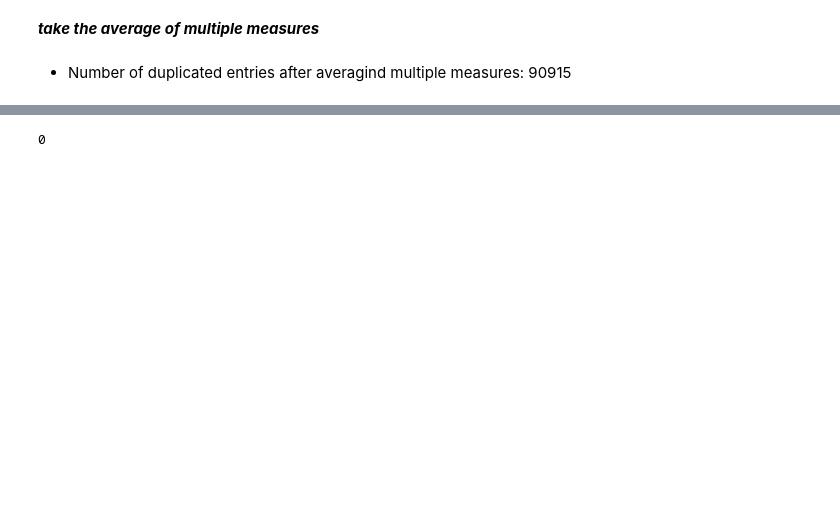
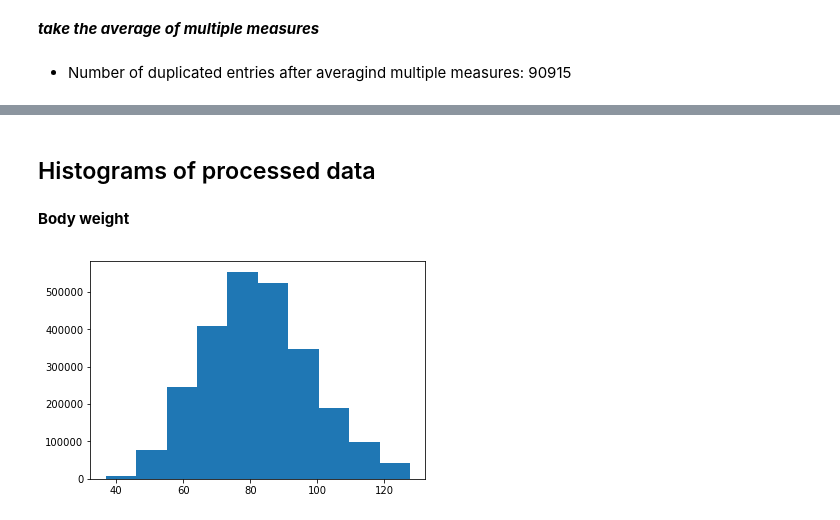
Before and after one commit to renatalucia/activity-tracker, a Jupyter notebook: data_exploration/weights_filter.ipynb, the cells around one changed output, grey strips where cells are left out. Saved outputs shown, nothing was run; the diff lists cells and outputs as text; code cells hidden in the pictures; blank space fills up the shorter version.

```diff
--- a/data_exploration/weights_filter.ipynb
+++ b/data_exploration/weights_filter.ipynb
@@ -289,6 +316,13 @@ weights_filter = weights_filter.drop_duplicates()
-# %%
-weights_filter.duplicated().sum()
-# %% [output]
-0
+# %% [markdown]
+## Histograms of processed data
+# %%
+# Weight Histogram
+printmd('**Body weight**')
+n, bins, patches = plt.hist(
+    list(weights_filter['body_weight'].values), bins = 10)
+plt.show()
+# %% [output]
+**Body weight**
+[figure, added]
 # %%
 # Bmi Histogram
```
Also changed, not shown: parts of 14 cells of this notebook, 1 other file.
